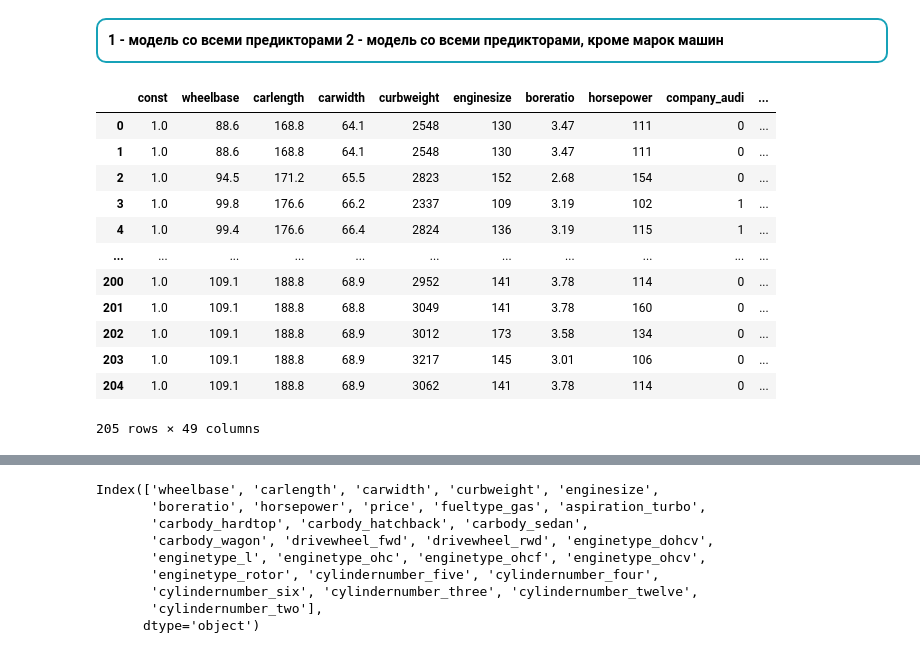
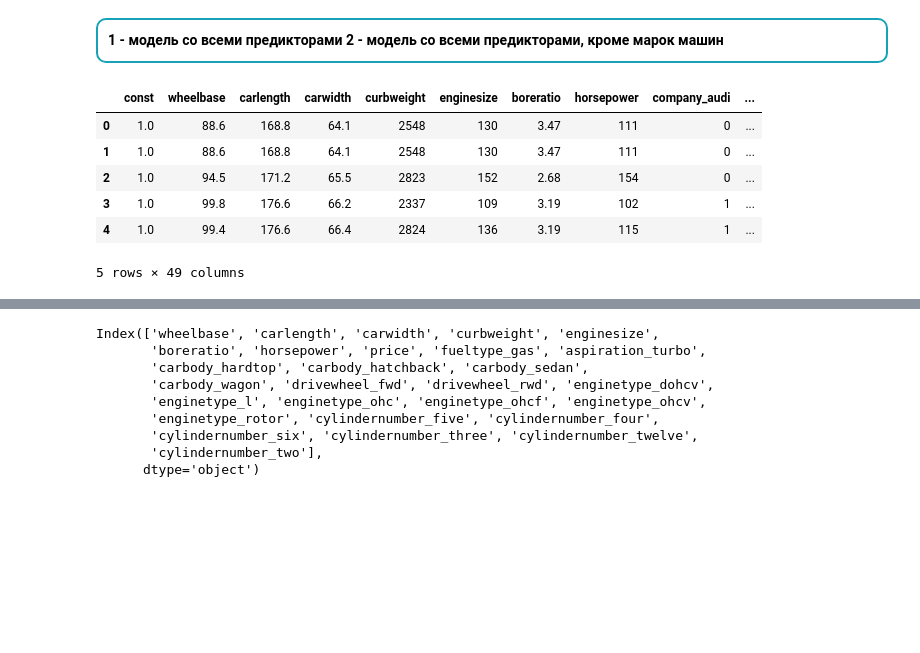
Before and after one commit to ElenaAnalyst/projects_using_statistics, a Jupyter notebook: predicting_car_prices/cars.ipynb, the cells around one changed output, grey strips where cells are left out. Saved outputs shown, nothing was run; the diff lists cells and outputs as text; code cells hidden in the pictures; blank space fills up the shorter version.

```diff
--- a/predicting_car_prices/cars.ipynb
+++ b/predicting_car_prices/cars.ipynb
@@ -16,10 +20,27 @@ import matplotlib.pyplot as plt
 
 sns.set(rc={'figure.figsize':(12,6)}, style="whitegrid")
+# %%
+# Базовый URL для Яндекс.Диска
+base_url = 'https://cloud-api.yandex.net/v1/disk/public/resources/download?'
+
+# Информация о файле
+public_key = 'https://disk.yandex.ru/d/qcWZI9XBGr2H1A'
+filename = 'cars.csv'
+
+# Формируем URL для получения прямой ссылки на скачивание
+final_url = base_url + urlencode(dict(public_key=public_key))
+response = requests.get(final_url)
+download_url = response.json()['href']
+
+# Загружаем файл и сохраняем его
+download_response = requests.get(download_url)
+with open(filename, 'wb') as f:
+    f.write(download_response.content)
+
+# Загрузка файла в переменную
+cars = pd.read_csv('cars.csv')
 # %% [markdown]
 ### 1 шаг. Подготовка данных
-# %%
-# загрузим данные
-cars = pd.read_csv('5_cars.csv')
 # %%
 cars.head()
 # %% [output]
@@ -288,18 +304,12 @@ y = cars_lr['price']
 X = sm.add_constant(X)
 # %%
-X
+X.head()
 # %% [output]
 |  | const | wheelbase | carlength | carwidth | curbweight | enginesize | boreratio | horsepower | company_audi | ... |
 | 0 | 1.0 | 88.6 | 168.8 | 64.1 | 2548 | 130 | 3.47 | 111 | 0 | ... |
 | 1 | 1.0 | 88.6 | 168.8 | 64.1 | 2548 | 130 | 3.47 | 111 | 0 | ... |
 | 2 | 1.0 | 94.5 | 171.2 | 65.5 | 2823 | 152 | 2.68 | 154 | 0 | ... |
 | 3 | 1.0 | 99.8 | 176.6 | 66.2 | 2337 | 109 | 3.19 | 102 | 1 | ... |
 | 4 | 1.0 | 99.4 | 176.6 | 66.4 | 2824 | 136 | 3.19 | 115 | 1 | ... |
-| ... | ... | ... | ... | ... | ... | ... | ... | ... | ... | ... |
-| 200 | 1.0 | 109.1 | 188.8 | 68.9 | 2952 | 141 | 3.78 | 114 | 0 | ... |
-| 201 | 1.0 | 109.1 | 188.8 | 68.8 | 3049 | 141 | 3.78 | 160 | 0 | ... |
-| 202 | 1.0 | 109.1 | 188.8 | 68.9 | 3012 | 173 | 3.58 | 134 | 0 | ... |
-| 203 | 1.0 | 109.1 | 188.8 | 68.9 | 3217 | 145 | 3.01 | 106 | 0 | ... |
-| 204 | 1.0 | 109.1 | 188.8 | 68.9 | 3062 | 141 | 3.78 | 114 | 0 | ... |
-205 rows × 49 columns
+5 rows × 49 columns
 # %%
```
Also changed, not shown: parts of 12 cells of this notebook, 2 other files.
